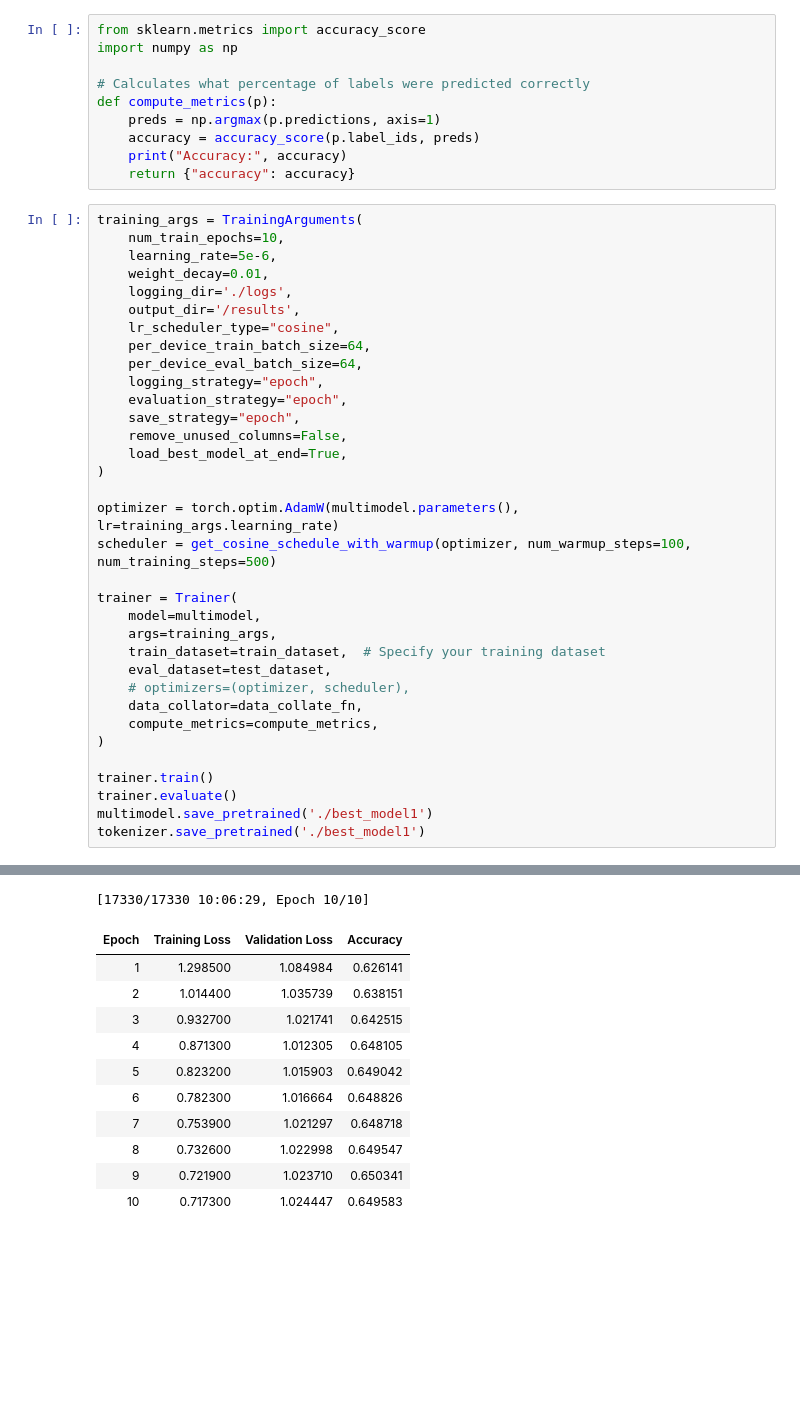
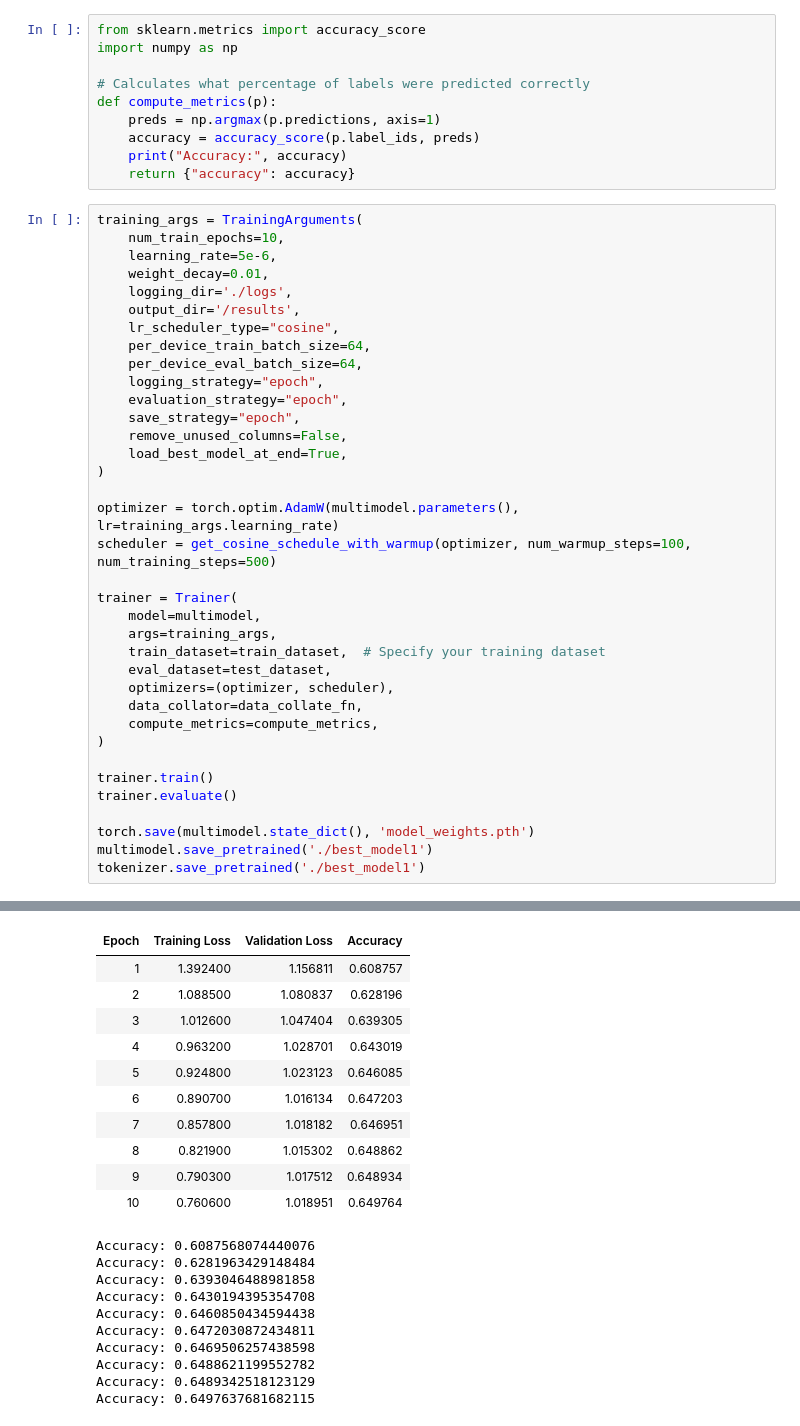
Before and after one commit to allison-liu/coms4995-appliedcv, a Jupyter notebook: MultiModalCLF/MoodBoardMultiModalClassification.ipynb, the cells around one changed output, grey strips where cells are left out. Cells and saved outputs as stored; diff of their text form; blank space fills up the shorter version.

Commit message:
steps to use and save model

```diff
--- a/MultiModalCLF/MoodBoardMultiModalClassification.ipynb
+++ b/MultiModalCLF/MoodBoardMultiModalClassification.ipynb
@@ -309,13 +309,15 @@ trainer = Trainer(
     args=training_args,
     train_dataset=train_dataset,  # Specify your training dataset
     eval_dataset=test_dataset,
-    # optimizers=(optimizer, scheduler),
+    optimizers=(optimizer, scheduler),
     data_collator=data_collate_fn,
     compute_metrics=compute_metrics,
 )
 
 trainer.train()
 trainer.evaluate()
+
+torch.save(multimodel.state_dict(), 'model_weights.pth')
 multimodel.save_pretrained('./best_model1')
 tokenizer.save_pretrained('./best_model1')
 # %% [output]
@@ -323,12 +325,21 @@ We strongly recommend passing in an `attention_mask` since your input_ids may be
+| Epoch | Training Loss | Validation Loss | Accuracy |
+| 1 | 1.392400 | 1.156811 | 0.608757 |
+| 2 | 1.088500 | 1.080837 | 0.628196 |
+| 3 | 1.012600 | 1.047404 | 0.639305 |
+| 4 | 0.963200 | 1.028701 | 0.643019 |
+| 5 | 0.924800 | 1.023123 | 0.646085 |
+| 6 | 0.890700 | 1.016134 | 0.647203 |
+| 7 | 0.857800 | 1.018182 | 0.646951 |
+| 8 | 0.821900 | 1.015302 | 0.648862 |
+| 9 | 0.790300 | 1.017512 | 0.648934 |
+| 10 | 0.760600 | 1.018951 | 0.649764 |
-[17330/17330 10:06:29, Epoch 10/10]
+Accuracy: 0.6087568074440076
+Accuracy: 0.6281963429148484
+Accuracy: 0.6393046488981858
+Accuracy: 0.6430194395354708
+Accuracy: 0.6460850434594438
+Accuracy: 0.6472030872434811
+Accuracy: 0.6469506257438598
+Accuracy: 0.6488621199552782
+Accuracy: 0.6489342518123129
+Accuracy: 0.6497637681682115
-| Epoch | Training Loss | Validation Loss | Accuracy |
-| 1 | 1.298500 | 1.084984 | 0.626141 |
-| 2 | 1.014400 | 1.035739 | 0.638151 |
-| 3 | 0.932700 | 1.021741 | 0.642515 |
-| 4 | 0.871300 | 1.012305 | 0.648105 |
-| 5 | 0.823200 | 1.015903 | 0.649042 |
-| 6 | 0.782300 | 1.016664 | 0.648826 |
-| 7 | 0.753900 | 1.021297 | 0.648718 |
-| 8 | 0.732600 | 1.022998 | 0.649547 |
-| 9 | 0.721900 | 1.023710 | 0.650341 |
-| 10 | 0.717300 | 1.024447 | 0.649583 |
```
Also changed, not shown: parts of 6 cells of this notebook.
